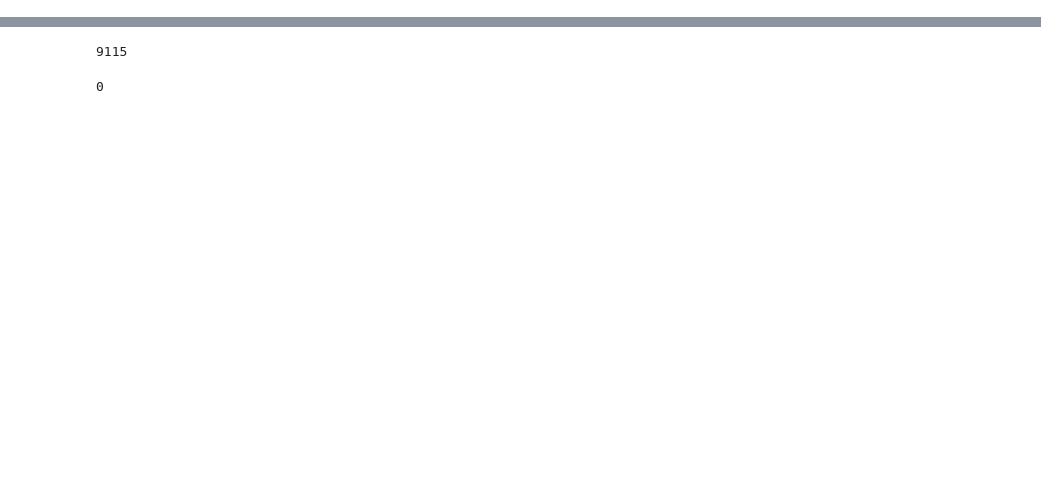
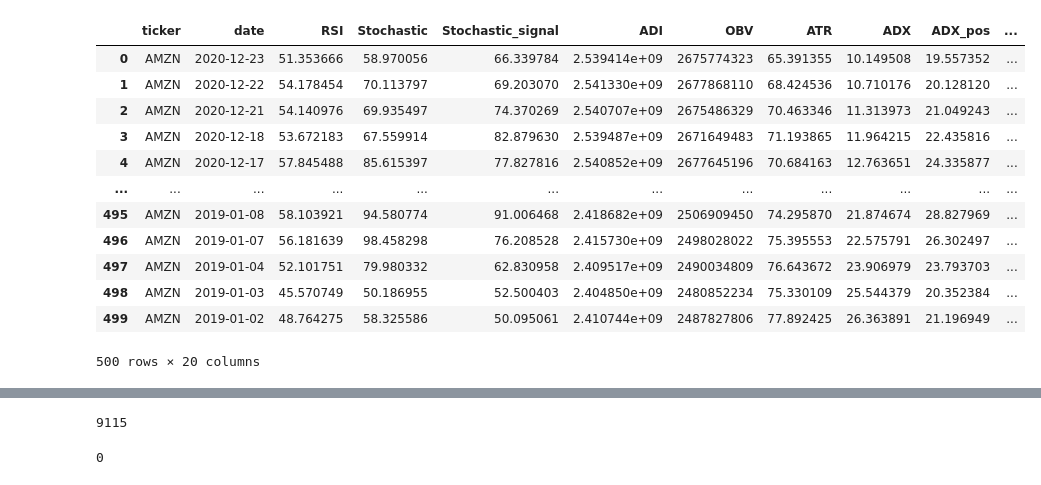
Before and after one commit to marcin-sobocinski/mlchartist, a Jupyter notebook: notebooks/Ian_notebooks/Ian_troubleshooting_buildarrays.ipynb, the cells around one changed output, grey strips where cells are left out. Cells and saved outputs as stored; diff of their text form; code cells hidden in the pictures; blank space fills up the shorter version.

Commit message:
updated train_test_split to take number of rows

```diff
--- a/notebooks/Ian_notebooks/Ian_troubleshooting_buildarrays.ipynb
+++ b/notebooks/Ian_notebooks/Ian_troubleshooting_buildarrays.ipynb
@@ -18,9 +18,9 @@ print('joined_df', len(joined_df))
 print('')
 
 
-apple_train, apple_test = train_test_split(apple, '3Y')
-google_train, google_test = train_test_split(google, '3Y')
-amazon_train, amazon_test = train_test_split(amzn, '3Y')
+apple_train, apple_test = train_test_split(apple, 500)
+google_train, google_test = train_test_split(google, 500)
+amazon_train, amazon_test = train_test_split(amzn, 500)
 
 print('trains', len(apple_train) + len(google_train) + len(amazon_train))
 print('tests', len(apple_test) + len(google_test) + len(amazon_test))
@@ -63,0 +32,16 @@ apple_test
+# %%
+amazon_test
+# %% [output]
+|  | ticker | date | RSI | Stochastic | Stochastic_signal | ADI | OBV | ATR | ADX | ADX_pos | ... |
+| 0 | AMZN | 2020-12-23 | 51.353666 | 58.970056 | 66.339784 | 2.539414e+09 | 2675774323 | 65.391355 | 10.149508 | 19.557352 | ... |
+| 1 | AMZN | 2020-12-22 | 54.178454 | 70.113797 | 69.203070 | 2.541330e+09 | 2677868110 | 68.424536 | 10.710176 | 20.128120 | ... |
+| 2 | AMZN | 2020-12-21 | 54.140976 | 69.935497 | 74.370269 | 2.540707e+09 | 2675486329 | 70.463346 | 11.313973 | 21.049243 | ... |
+| 3 | AMZN | 2020-12-18 | 53.672183 | 67.559914 | 82.879630 | 2.539487e+09 | 2671649483 | 71.193865 | 11.964215 | 22.435816 | ... |
+| 4 | AMZN | 2020-12-17 | 57.845488 | 85.615397 | 77.827816 | 2.540852e+09 | 2677645196 | 70.684163 | 12.763651 | 24.335877 | ... |
+| ... | ... | ... | ... | ... | ... | ... | ... | ... | ... | ... | ... |
+| 495 | AMZN | 2019-01-08 | 58.103921 | 94.580774 | 91.006468 | 2.418682e+09 | 2506909450 | 74.295870 | 21.874674 | 28.827969 | ... |
+| 496 | AMZN | 2019-01-07 | 56.181639 | 98.458298 | 76.208528 | 2.415730e+09 | 2498028022 | 75.395553 | 22.575791 | 26.302497 | ... |
+| 497 | AMZN | 2019-01-04 | 52.101751 | 79.980332 | 62.830958 | 2.409517e+09 | 2490034809 | 76.643672 | 23.906979 | 23.793703 | ... |
+| 498 | AMZN | 2019-01-03 | 45.570749 | 50.186955 | 52.500403 | 2.404850e+09 | 2480852234 | 75.330109 | 25.544379 | 20.352384 | ... |
+| 499 | AMZN | 2019-01-02 | 48.764275 | 58.325586 | 50.095061 | 2.410744e+09 | 2487827806 | 77.892425 | 26.363891 | 21.196949 | ... |
+500 rows × 20 columns
```
Also changed, not shown: parts of 13 cells of this notebook, 3 other files.
